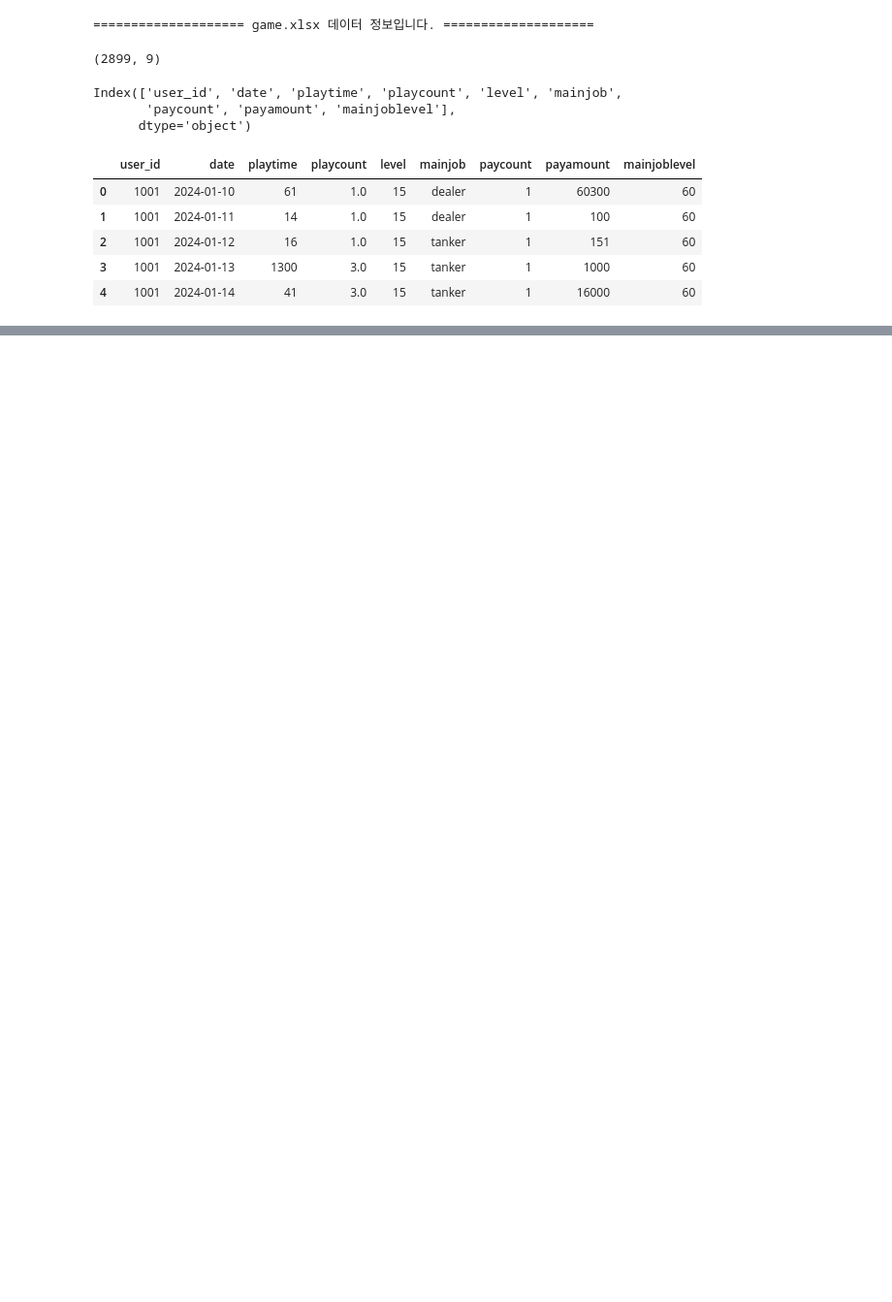
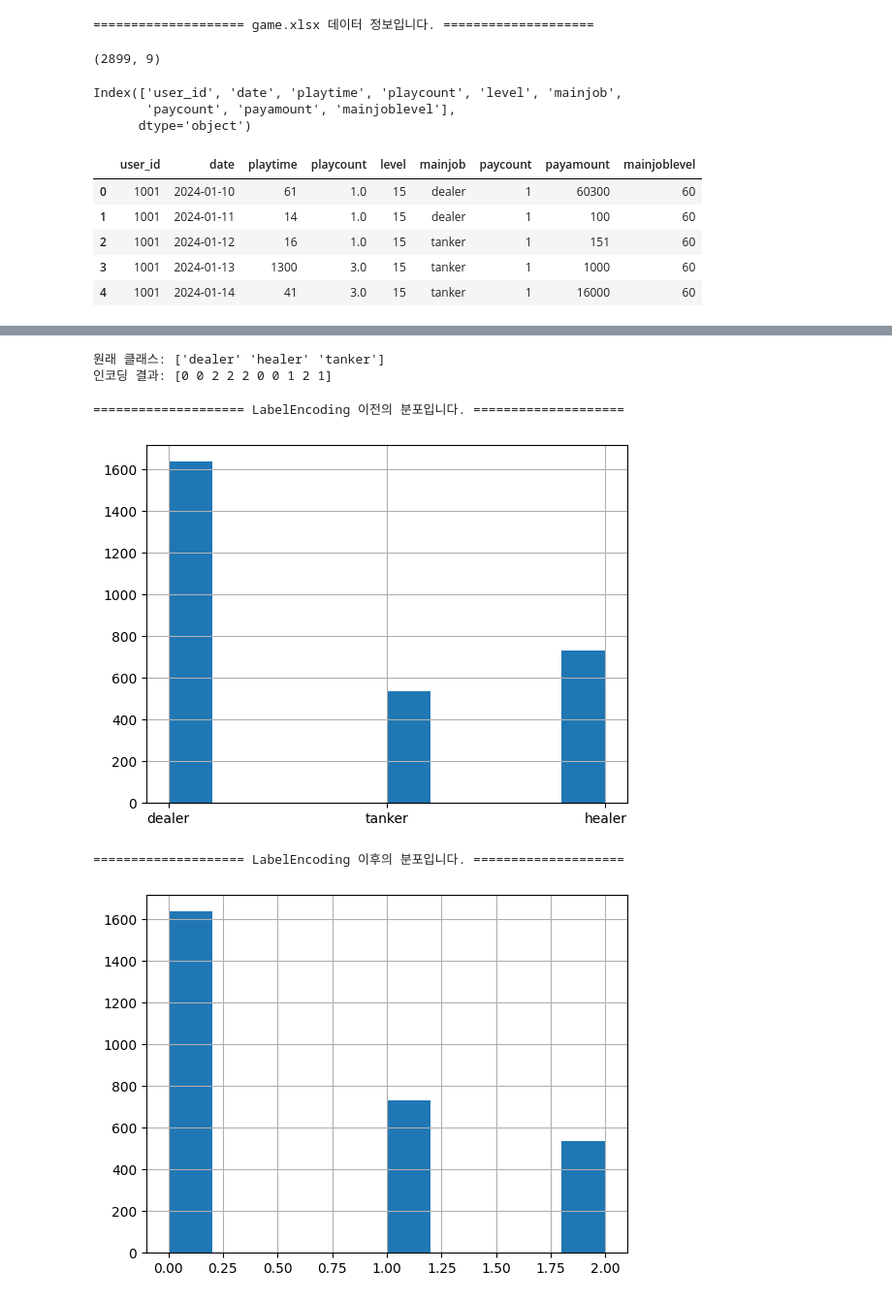
Before and after one commit to JiGwangYu/github-homework, a Jupyter notebook: main.ipynb, the cells around one changed output, grey strips where cells are left out. Shown at 97% size. Drawn from its saved outputs; the diff is of its cells as text; code cells hidden in the pictures; blank space fills up the shorter version.

```diff
--- a/main.ipynb
+++ b/main.ipynb
@@ -17,3 +17,15 @@ Index(['user_id', 'date', 'playtime', 'playcount', 'level', 'mainjob',
 | 2 | 1001 | 2024-01-12 | 16 | 1.0 | 15 | tanker | 1 | 151 | 60 |
 | 3 | 1001 | 2024-01-13 | 1300 | 3.0 | 15 | tanker | 1 | 1000 | 60 |
 | 4 | 1001 | 2024-01-14 | 41 | 3.0 | 15 | tanker | 1 | 16000 | 60 |
+# %%
+features = tmp_df[['playtime', 'playcount', 'level', 'paycount', 'payamount', 'mainjoblevel']]
+
+print('='*20, 'features 정보입니다.', '='*20)
+print(features.shape)
+display(features.head())
+
+target = tmp_df['mainjob']
+
+print('='*20, 'target 정보입니다.', '='*20)
+print(target.shape)
+display(target.head())
@@ -19,0 +82,29 @@ Index(['user_id', 'date', 'playtime', 'playcount', 'level', 'mainjob',
+# %%
+from sklearn.preprocessing import LabelEncoder
+
+le = LabelEncoder()
+y_encoded = le.fit_transform(target)
+
+print("원래 클래스:", le.classes_)
+print("인코딩 결과:", y_encoded[:10])
+# %% [output]
+원래 클래스: ['dealer' 'healer' 'tanker']
+인코딩 결과: [0 0 2 2 2 0 0 1 2 1]
+# %%
+import matplotlib.pyplot as plt
+
+print('='*20, 'LabelEncoding 이전의 분포입니다.', '='*20)
+target.hist()
+plt.show()
+
+le = LabelEncoder()
+target_encoded = le.fit_transform(target)
+
+print('='*20, 'LabelEncoding 이후의 분포입니다.', '='*20)
+pd.Series(target_encoded).hist()
+plt.show()
+# %% [output]
+==================== LabelEncoding 이전의 분포입니다. ====================
+[figure, added]
+==================== LabelEncoding 이후의 분포입니다. ====================
+[figure, added]
```
Also changed, not shown: parts of 3 cells of this notebook.
